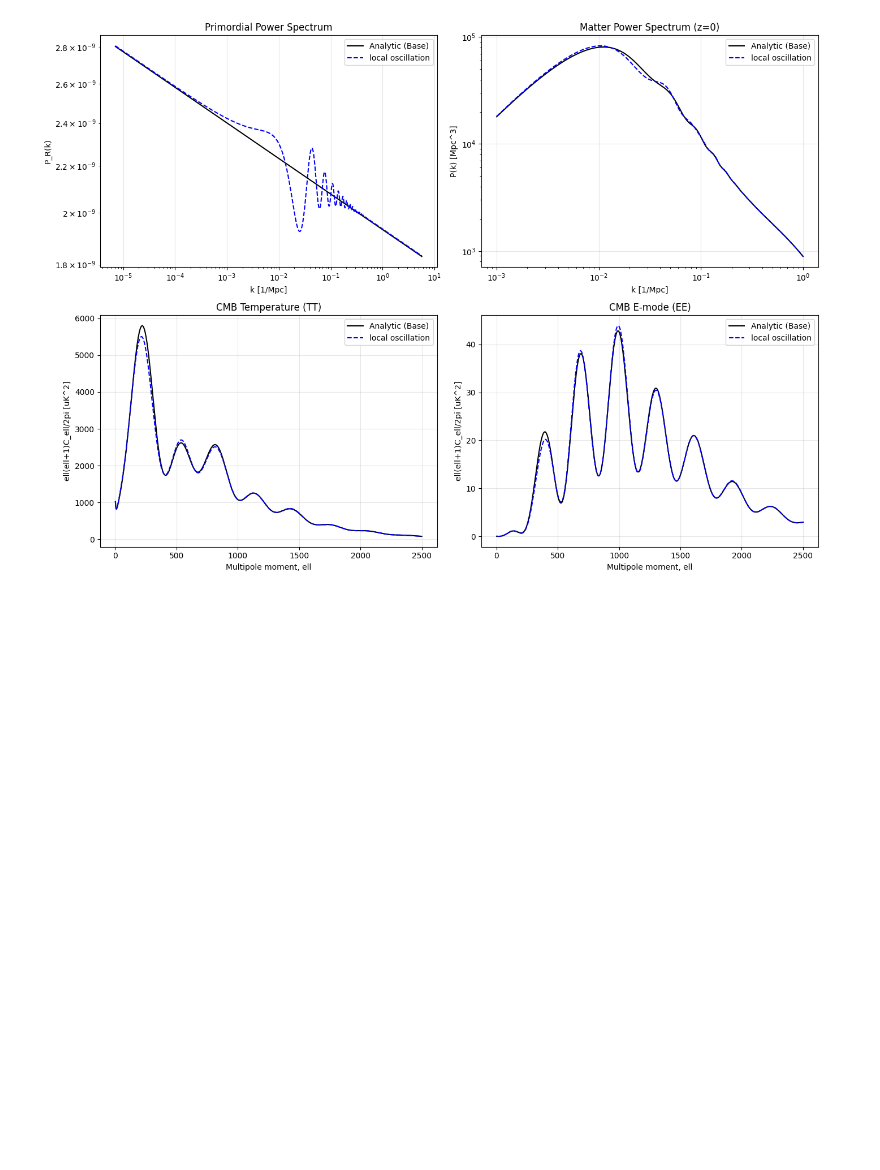
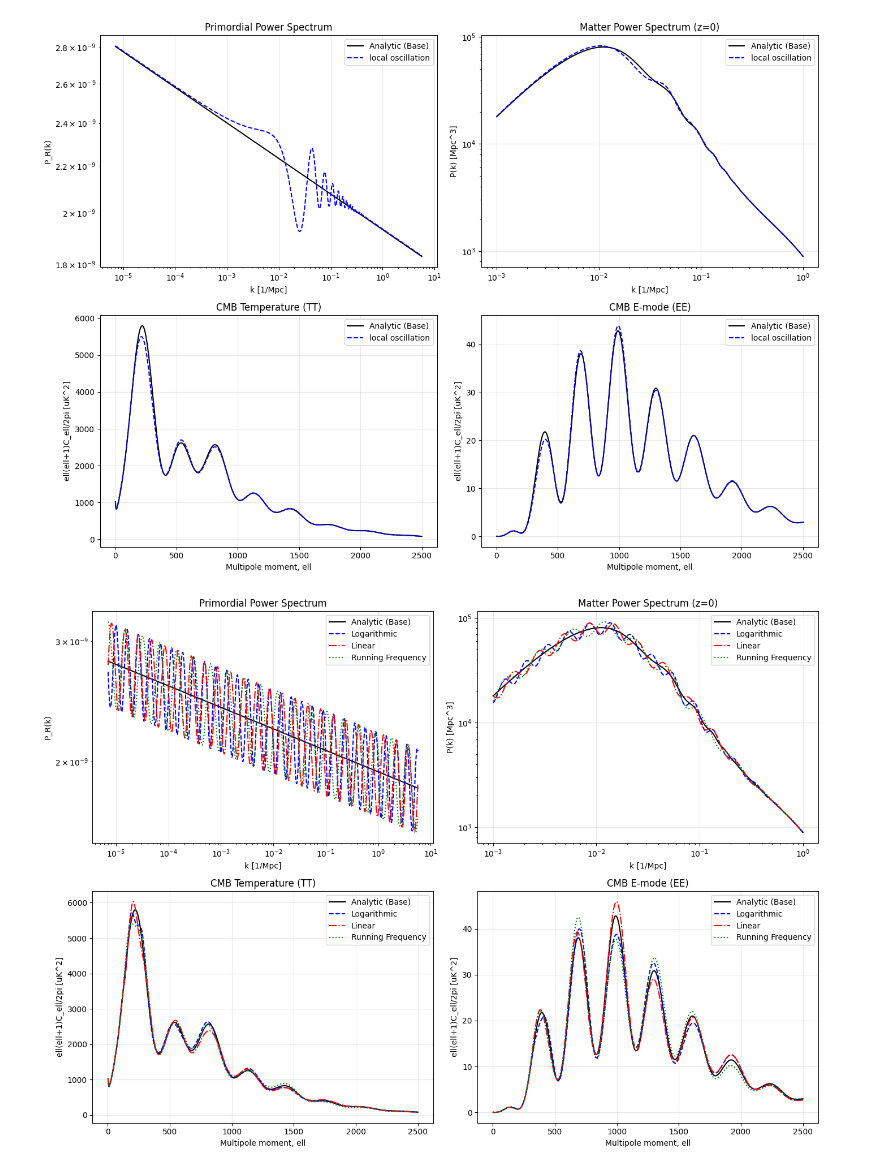
Before and after one commit to jjkwong10/class_modified_PPS, a Jupyter notebook: notebooks/Modified_PPS_testing_notebook.ipynb, the cells around one changed output. Drawn from its saved outputs; the diff is of its cells as text; code cells hidden in the pictures; blank space fills up the shorter version.

```diff
--- a/notebooks/Modified_PPS_testing_notebook.ipynb
+++ b/notebooks/Modified_PPS_testing_notebook.ipynb
@@ -259,0 +328,73 @@ plt.show()
+# %%
+# Group the models for easy looping
+models = [
+    (cosmo_0, 'Analytic (Base)', 'black', '-'),
+    (cosmo_1, 'Logarithmic', 'blue', '--'),
+    (cosmo_2, 'Linear', 'red', '-.'),
+    (cosmo_3, 'Running Frequency', 'green', ':')
+]
+
+# Set up the 2x2 plot
+fig, ax = plt.subplots(2, 2, figsize=(14, 10))
+
+# 1. Primordial Power Spectrum (Top Left)
+ax[0, 0].set_title('Primordial Power Spectrum')
+ax[0, 0].set_xlabel('k [1/Mpc]')
+ax[0, 0].set_ylabel('P_R(k)')
+
+# 2. Matter Power Spectrum Today (Top Right)
+ax[0, 1].set_title('Matter Power Spectrum (z=0)')
+ax[0, 1].set_xlabel('k [1/Mpc]')
+ax[0, 1].set_ylabel('P(k) [Mpc^3]')
+# Create a k-array based on your P_k_max limit (up to ~1 1/Mpc)
+k_m = np.logspace(-3, 0, 400)
+
+# 3. CMB Temperature TT (Bottom Left)
+ax[1, 0].set_title('CMB Temperature (TT)')
+ax[1, 0].set_xlabel('Multipole moment, ell')
+ax[1, 0].set_ylabel('ell(ell+1)C_ell/2pi [uK^2]')
+
+# 4. CMB E-mode Polarization EE (Bottom Right)
+ax[1, 1].set_title('CMB E-mode (EE)')
+ax[1, 1].set_xlabel('Multipole moment, ell')
+ax[1, 1].set_ylabel('ell(ell+1)C_ell/2pi [uK^2]')
+
+# Extract data and plot for each model
+T_cmb_uK = 2.7255e6 # CMB temp in micro-Kelvin
+
+for cosmo, name, color, line in models:
+
+    # --- Primordial Power Spectrum ---
+    pps = cosmo.get_primordial()
+    k_prim = pps['k [1/Mpc]']
+    pk_prim = pps['P_scalar(k)']
+    ax[0, 0].loglog(k_prim, pk_prim, label=name, color=color, linestyle=line)
+
+    # --- Matter Power Spectrum ---
+    # cosmo.pk(k, z) evaluates a single k-value, so we loop over the array
+    pk_m = np.array([cosmo.pk(k, 0.0) for k in k_m])
+    ax[0, 1].loglog(k_m, pk_m, label=name, color=color, linestyle=line)
+
+    # --- CMB Spectra ---
+    # Extract lensed Cls up to ell=2500
+    cls = cosmo.lensed_cl(2500)
+    ell = cls['ell'][2:] # Skip ell=0 and 1
+
+    # Convert dimensionless Cls to standard uK^2 format
+    factor = ell * (ell + 1) / (2 * np.pi) * T_cmb_uK**2
+    cl_tt = cls['tt'][2:] * factor
+    cl_ee = cls['ee'][2:] * factor
+
+    ax[1, 0].plot(ell, cl_tt, label=name, color=color, linestyle=line)
+    ax[1, 1].plot(ell, cl_ee, label=name, color=color, linestyle=line)
+
+# Clean up layout and add legends
+for axis in ax.flat:
+    axis.legend()
+    axis.grid(True, alpha=0.3)
+
+plt.tight_layout()
+#plt.savefig("global_model_comparison_plots.png", bbox_inches='tight', dpi=300)
+plt.show()
+# %% [output]
+[figure, added]
```
Also changed, not shown: parts of 1 cell of this notebook, 3 other files.
